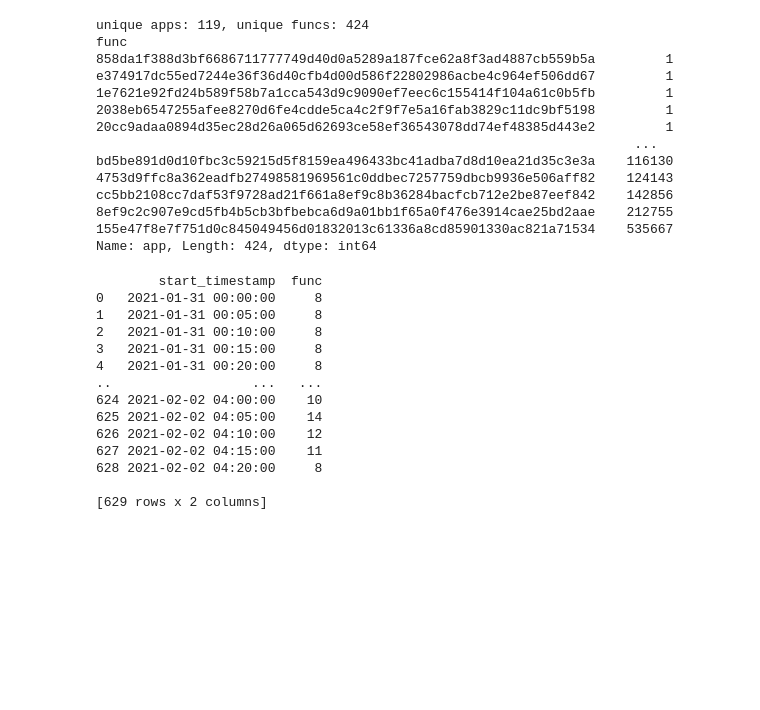
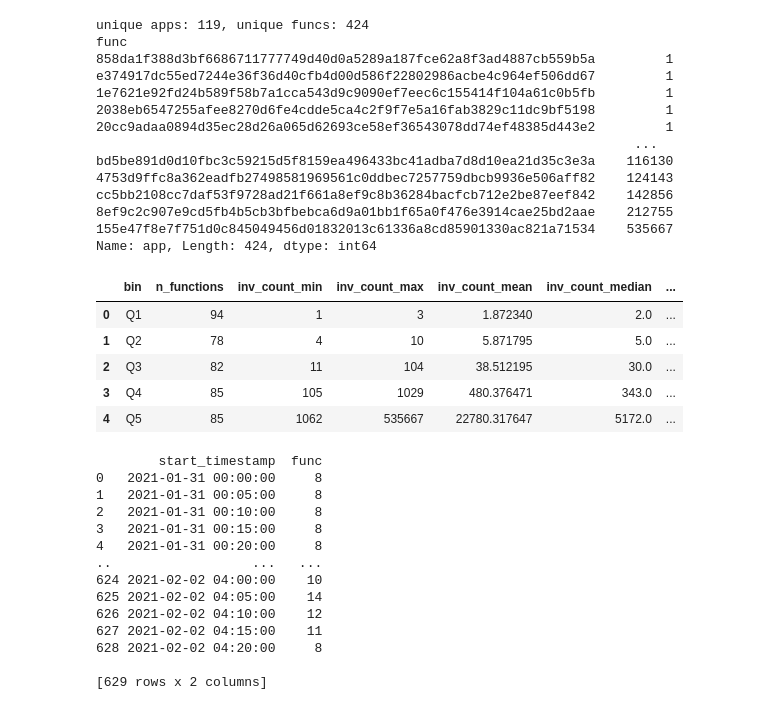
Before and after one commit to Joveful/thesis, a Jupyter notebook: az21.ipynb, the cells around one changed output. Drawn from its saved outputs; the diff is of its cells as text; code cells hidden in the pictures; blank space fills up the shorter version.

```diff
--- a/az21.ipynb
+++ b/az21.ipynb
@@ -100,3 +104,15 @@ Name: app, Length: 424, dtype: int64
+# %%
+from forecast_eval import summarize_invocation_count_bins
+
+per_function, bin_summary = summarize_invocation_count_bins(df, n_bins=5)
+bin_summary
+# %% [output]
+|  | bin | n_functions | inv_count_min | inv_count_max | inv_count_mean | inv_count_median | ... |
+| 0 | Q1 | 94 | 1 | 3 | 1.872340 | 2.0 | ... |
+| 1 | Q2 | 78 | 4 | 10 | 5.871795 | 5.0 | ... |
+| 2 | Q3 | 82 | 11 | 104 | 38.512195 | 30.0 | ... |
+| 3 | Q4 | 85 | 105 | 1029 | 480.376471 | 343.0 | ... |
+| 4 | Q5 | 85 | 1062 | 535667 | 22780.317647 | 5172.0 | ... |
 # %%
 df_s = df[["func", "start_timestamp"]]
 df2 = df_s.loc[df_s["func"] == trace]
```
Also changed, not shown: parts of 3 cells of this notebook, 1 other file.
